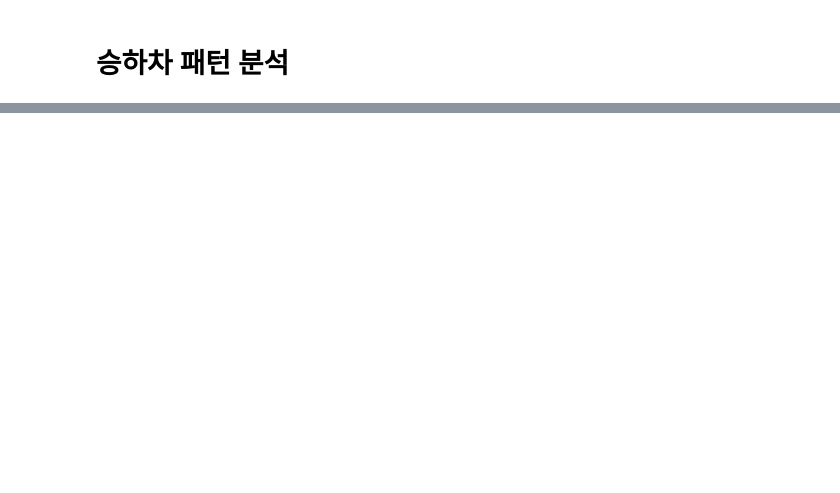
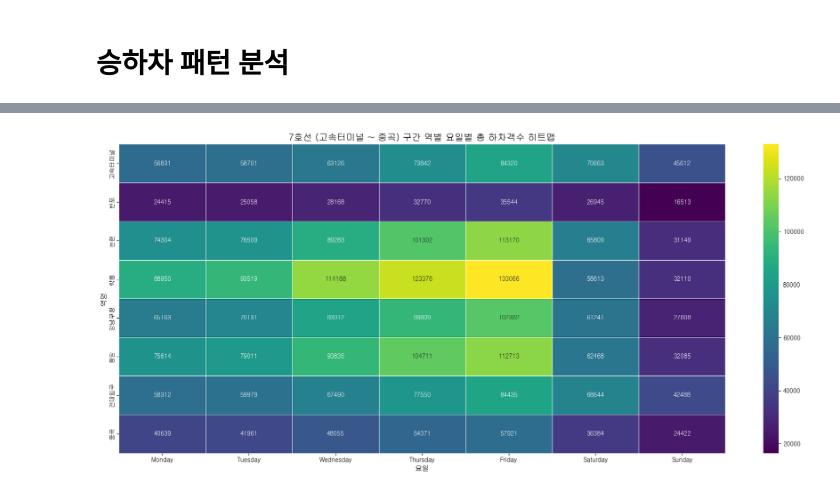
Before and after one commit to sjun4040/Subway_line7_pattern_analysis, a Jupyter notebook: SUBWAY.ipynb, the cells around one changed output, grey strips where cells are left out. Drawn from its saved outputs; the diff is of its cells as text; code cells hidden in the pictures; blank space fills up the shorter version.

```diff
--- a/SUBWAY.ipynb
+++ b/SUBWAY.ipynb
@@ -269,0 +257,21 @@ plt.show()
+# %%
+segment_station_daily_pattern['역명'] = pd.Categorical(
+    segment_station_daily_pattern['역명'],
+    categories=target_stations_7ho,
+    ordered=True
+)
+segment_station_daily_pattern = segment_station_daily_pattern.sort_values('역명')
+
+
+segment_station_pivot_in = segment_station_daily_pattern.pivot_table(index='역명', columns='요일', values='하차총승객수')
+segment_station_pivot_in = segment_station_pivot_in[weekday_order] # 요일 순서 정렬
+
+plt.figure(figsize=(18, max(8, len(segment_station_pivot_in) * 0.5))) # 역 수에 따라 높이 조절
+sns.heatmap(segment_station_pivot_in, cmap='viridis', annot=True, fmt=".0f", linewidths=.5, linecolor='white')
+plt.title(f'7호선 ({target_stations_7ho[0]} ~ {target_stations_7ho[-1]}) 구간 역별 요일별 총 하차객수 히트맵', fontsize=15)
+plt.xlabel('요일', fontsize=12)
+plt.ylabel('역명', fontsize=12)
+plt.tight_layout()
+plt.show()
+# %% [output]
+[figure, added]
```
Also changed, not shown: parts of 11 cells of this notebook.
